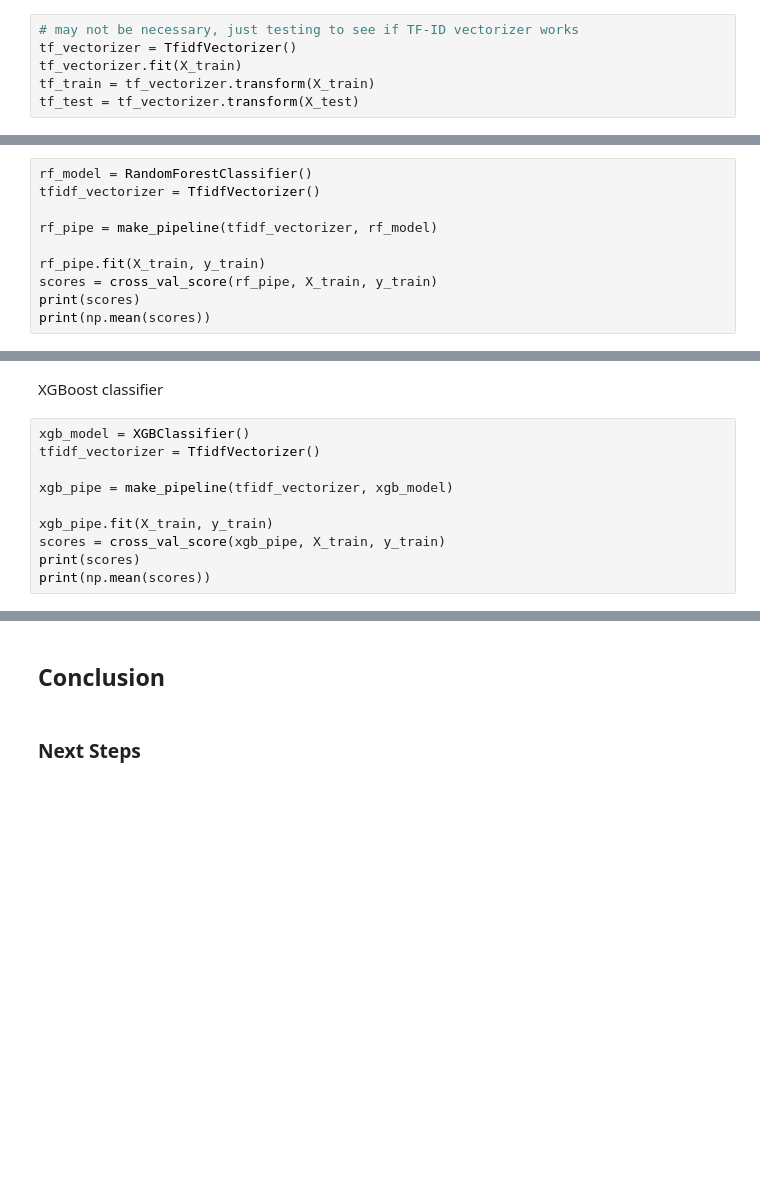
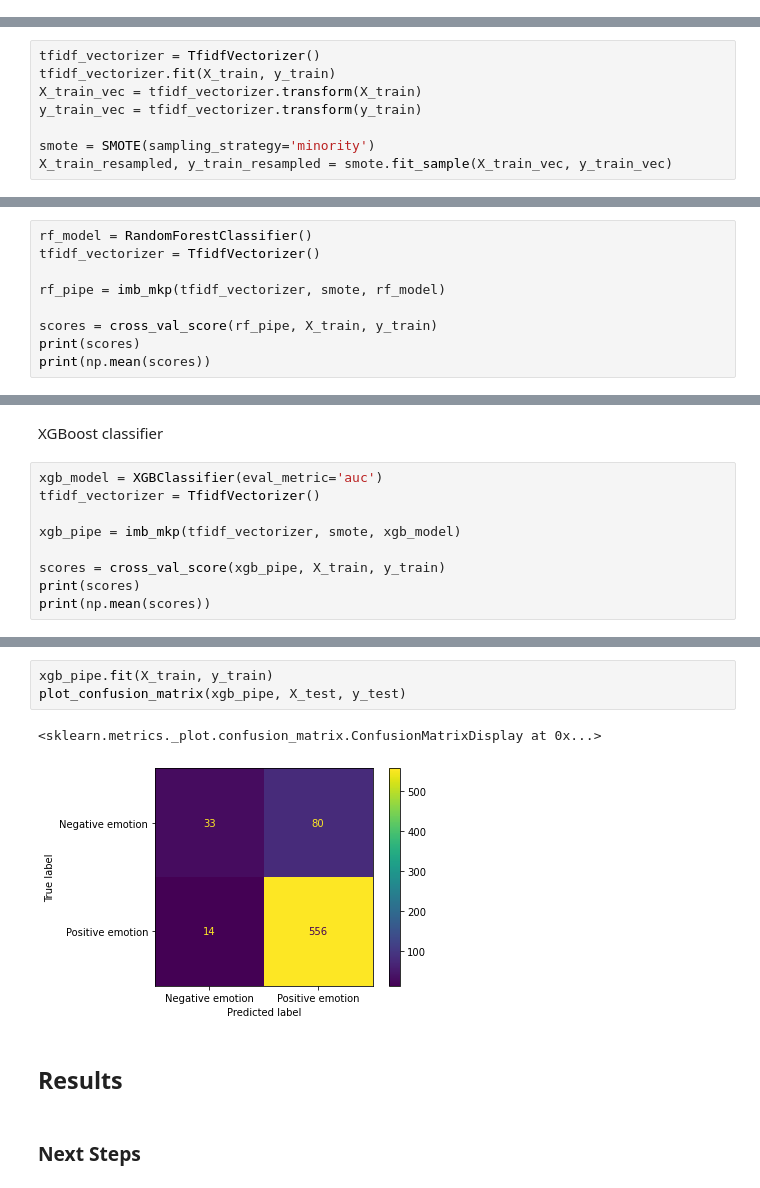
Before and after one commit to nancyho83/Twitter_Sentiment_Analysis, a Jupyter notebook: tweet-sentiment-analysis.ipynb, the cells around one changed output, grey strips where cells are left out. Cells and saved outputs as stored; diff of their text form; blank space fills up the shorter version.

Commit message:
Adjusted pipelines to allow for oversampling on the training set.

```diff
--- a/tweet-sentiment-analysis.ipynb
+++ b/tweet-sentiment-analysis.ipynb
@@ -232,6 +230,0 @@ TypeError: len() of unsized object
-# %%
-# may not be necessary, just testing to see if TF-ID vectorizer works
-tf_vectorizer = TfidfVectorizer()
-tf_vectorizer.fit(X_train)
-tf_train = tf_vectorizer.transform(X_train)
-tf_test = tf_vectorizer.transform(X_test)
@@ -257,0 +231,8 @@ print(np.mean(scores))
+# %%
+tfidf_vectorizer = TfidfVectorizer()
+tfidf_vectorizer.fit(X_train, y_train)
+X_train_vec = tfidf_vectorizer.transform(X_train)
+y_train_vec = tfidf_vectorizer.transform(y_train)
+
+smote = SMOTE(sampling_strategy='minority')
+X_train_resampled, y_train_resampled = smote.fit_sample(X_train_vec, y_train_vec)
@@ -261,9 +252,8 @@ Random Forest model
 rf_model = RandomForestClassifier()
 tfidf_vectorizer = TfidfVectorizer()
 
-rf_pipe = make_pipeline(tfidf_vectorizer, rf_model)
+rf_pipe = imb_mkp(tfidf_vectorizer, smote, rf_model)
 
-rf_pipe.fit(X_train, y_train)
 scores = cross_val_score(rf_pipe, X_train, y_train)
 print(scores)
 print(np.mean(scores))
@@ -278,12 +269,11 @@ plot_confusion_matrix(rf_pipe, X_test, y_test)
 # %% [markdown]
 XGBoost classifier
 # %%
-xgb_model = XGBClassifier()
+xgb_model = XGBClassifier(eval_metric='auc')
 tfidf_vectorizer = TfidfVectorizer()
 
-xgb_pipe = make_pipeline(tfidf_vectorizer, xgb_model)
+xgb_pipe = imb_mkp(tfidf_vectorizer, smote, xgb_model)
 
-xgb_pipe.fit(X_train, y_train)
 scores = cross_val_score(xgb_pipe, X_train, y_train)
 print(scores)
 print(np.mean(scores))
@@ -299,4 +283,10 @@ print(np.mean(scores))
+# %%
+xgb_pipe.fit(X_train, y_train)
+plot_confusion_matrix(xgb_pipe, X_test, y_test)
+# %% [output]
+<sklearn.metrics._plot.confusion_matrix.ConfusionMatrixDisplay at 0x...>
+[figure, added]
 # %% [markdown]
-## Conclusion
+## Results
 # %% [markdown]
 ### Next Steps
```
Also changed, not shown: parts of 12 cells of this notebook.
